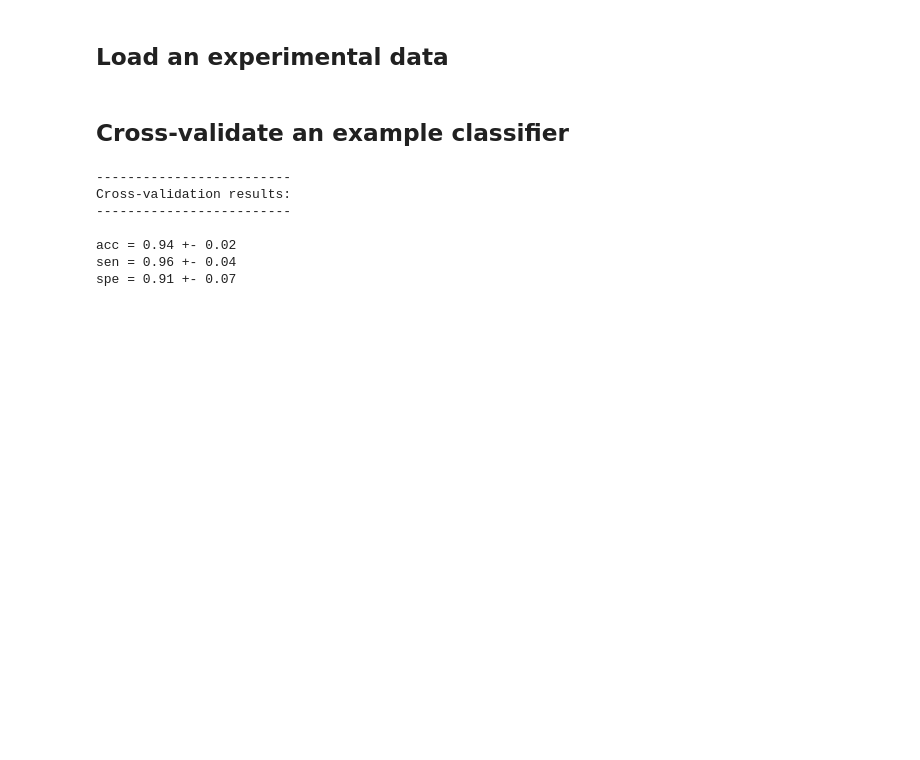
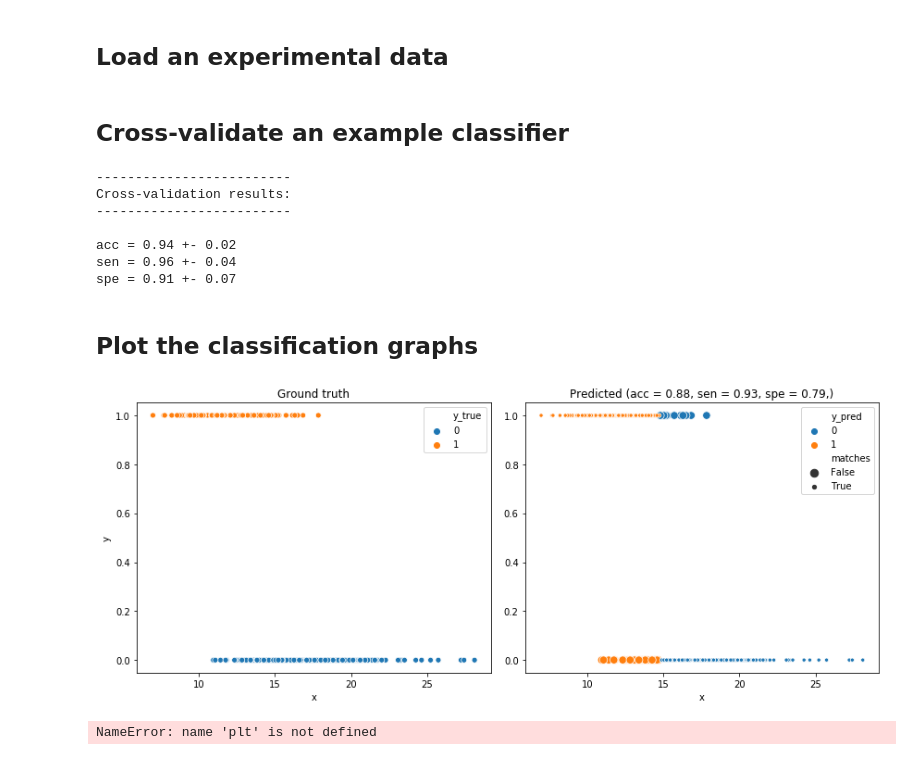
Before and after one commit to zgalaz/data-science-helpers, a Jupyter notebook: notebooks/classification_notebook.ipynb, the cells around one changed output. Cells and saved outputs as stored; diff of their text form; code cells hidden in the pictures; blank space fills up the shorter version.

Commit message:
Added classification plot to classification notebook

```diff
--- a/notebooks/classification_notebook.ipynb
+++ b/notebooks/classification_notebook.ipynb
@@ -71,3 +69,38 @@ Cross-validation results:
 acc = 0.94 +- 0.02
 sen = 0.96 +- 0.04
 spe = 0.91 +- 0.07
+# %% [markdown]
+## Plot the classification graphs
+# %%
+from helpers.classification.visualization import plot_classification
+from sklearn.linear_model import LogisticRegression
+
+# Initialize the classifier
+classifier = LogisticRegression(random_state=seed, solver="lbfgs")
+
+# Get example feature
+X_temp = X[:, 0]
+
+# Make sure X, y are 2-dimensional
+X_temp = X_temp.reshape((len(X_temp), 1))
+y_temp = y.reshape((len(y), 1))
+
+# Fit the classifier
+classifier.fit(X_temp, y_temp)
+
+# Evaluate the classifier
+y_hat = classifier.predict(X_temp)
+
+# Plot the classification graph
+plot_classification(X_temp,
+                    y_temp,
+                    y_temp,
+                    y_hat,
+                    metrics=("acc", "sen", "spe"),
+                    fig_size=(12, 5),
+                    fig_show=True,
+                    x_label="x",
+                    y_label="y")
+# %% [output]
+[figure, added]
+NameError: name 'plt' is not defined
```
Also changed, not shown: parts of 2 cells of this notebook.
